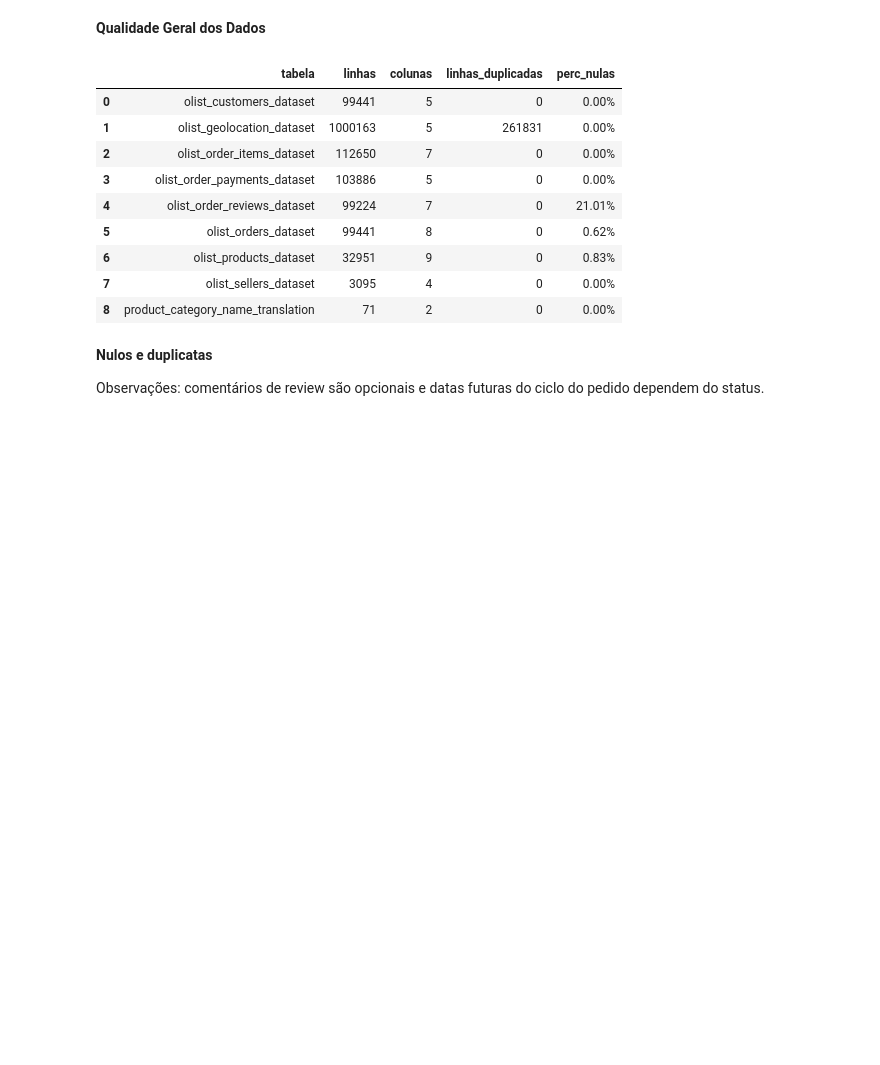
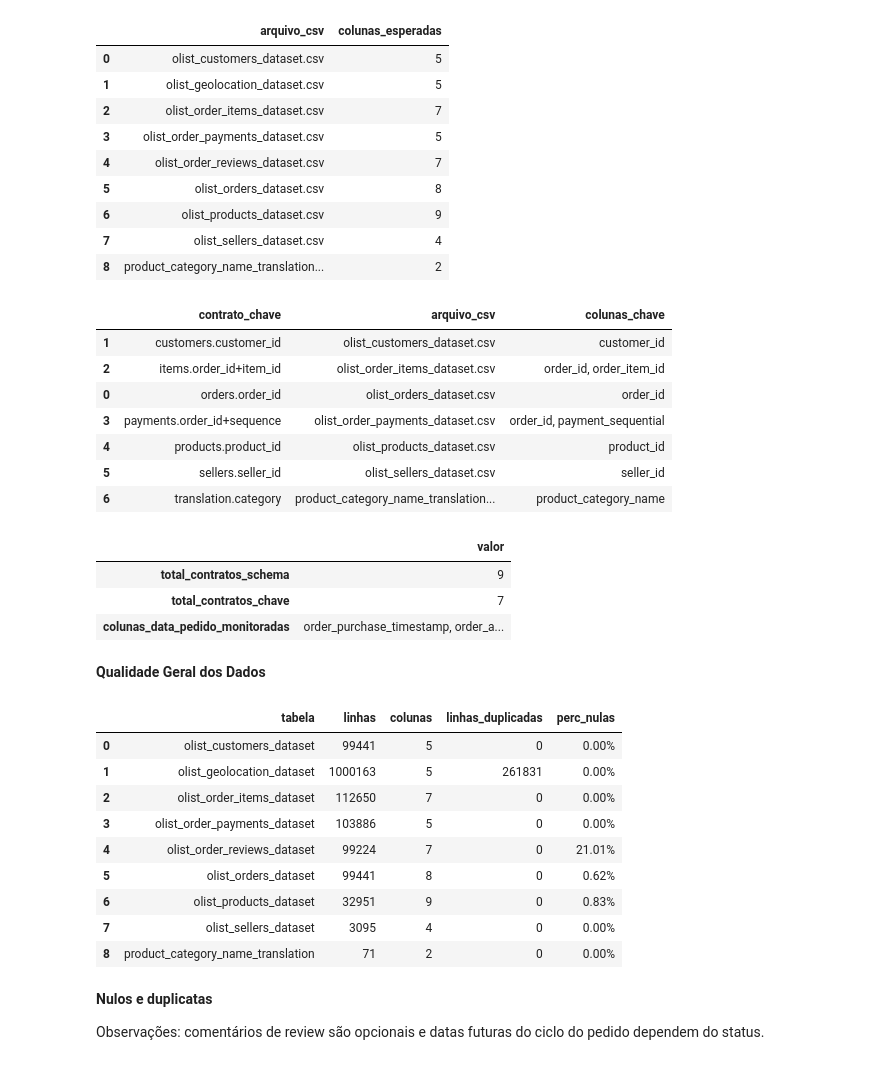
Before and after one commit to PedroReste/ifood_case_analytics_engineer, a Jupyter notebook: notebooks/01_data_quality.ipynb, the cells around one changed output. Drawn from its saved outputs; the diff is of its cells as text; code cells hidden in the pictures; blank space fills up the shorter version.

```diff
--- a/notebooks/01_data_quality.ipynb
+++ b/notebooks/01_data_quality.ipynb
@@ -20,3 +55,51 @@ assert SOURCE.exists(), 'Execute o pipeline ou defina OLIST_SOURCE para a pasta
+# %%
+contract_snapshot = pd.DataFrame([
+    {
+        'arquivo_csv': name,
+        'colunas_esperadas': len(columns),
+    }
+    for name, columns in EXPECTED_COLUMNS.items()
+ ]).sort_values('arquivo_csv')
+
+key_snapshot = pd.DataFrame([
+    {
+        'contrato_chave': contract_name,
+        'arquivo_csv': table_name,
+        'colunas_chave': ', '.join(columns),
+    }
+    for contract_name, (table_name, columns) in KEY_CONTRACTS.items()
+]).sort_values('contrato_chave')
+
+display(contract_snapshot)
+display(key_snapshot)
+pd.Series({
+    'total_contratos_schema': len(EXPECTED_COLUMNS),
+    'total_contratos_chave': len(KEY_CONTRACTS),
+    'colunas_data_pedido_monitoradas': ', '.join(ORDER_DATE_COLUMNS),
+}).to_frame('valor')
+# %% [output]
+|  | arquivo_csv | colunas_esperadas |
+| 0 | olist_customers_dataset.csv | 5 |
+| 1 | olist_geolocation_dataset.csv | 5 |
+| 2 | olist_order_items_dataset.csv | 7 |
+| 3 | olist_order_payments_dataset.csv | 5 |
+| 4 | olist_order_reviews_dataset.csv | 7 |
+| 5 | olist_orders_dataset.csv | 8 |
+| 6 | olist_products_dataset.csv | 9 |
+| 7 | olist_sellers_dataset.csv | 4 |
+| 8 | product_category_name_translation... | 2 |
+|  | contrato_chave | arquivo_csv | colunas_chave |
+| 1 | customers.customer_id | olist_customers_dataset.csv | customer_id |
+| 2 | items.order_id+item_id | olist_order_items_dataset.csv | order_id, order_item_id |
+| 0 | orders.order_id | olist_orders_dataset.csv | order_id |
+| 3 | payments.order_id+sequence | olist_order_payments_dataset.csv | order_id, payment_sequential |
+| 4 | products.product_id | olist_products_dataset.csv | product_id |
+| 5 | sellers.seller_id | olist_sellers_dataset.csv | seller_id |
+| 6 | translation.category | product_category_name_translation... | product_category_name |
+|  | valor |
+| total_contratos_schema | 9 |
+| total_contratos_chave | 7 |
+| colunas_data_pedido_monitoradas | order_purchase_timestamp, order_a... |
 # %% [markdown]
 **Qualidade Geral dos Dados**
 # %%
```
Also changed, not shown: parts of 8 cells of this notebook, 17 other files.
